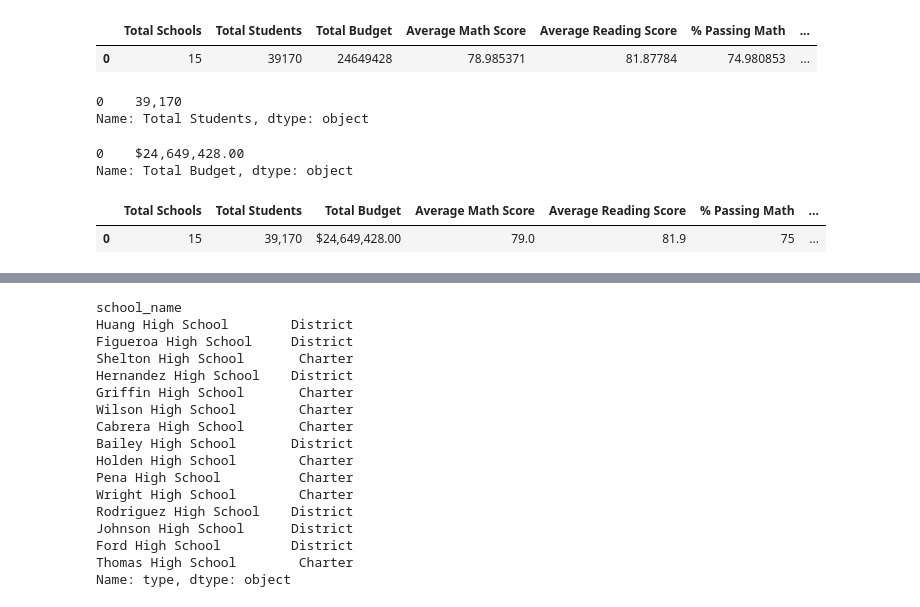
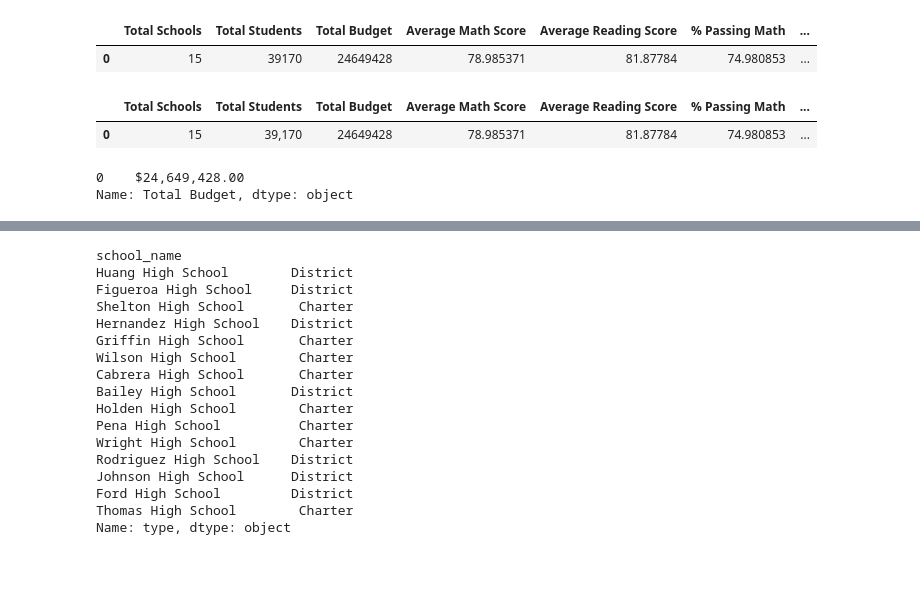
Before and after one commit to lixiaomu05/School_District_Analysis, a Jupyter notebook: PyCitySchools.ipynb, the cells around one changed output, grey strips where cells are left out. Saved outputs shown, nothing was run; the diff lists cells and outputs as text; code cells hidden in the pictures; blank space fills up the shorter version.

```diff
--- a/PyCitySchools.ipynb
+++ b/PyCitySchools.ipynb
@@ -343,11 +343,11 @@ district_summary_df
 # %%
 # Format the "Total Students" to have the comma for a thousands separator.
 district_summary_df["Total Students"] = district_summary_df["Total Students"].map("{:,}".format)
 
-district_summary_df["Total Students"]
+district_summary_df
 # %% [output]
-0    39,170
-Name: Total Students, dtype: object
+|  | Total Schools | Total Students | Total Budget | Average Math Score | Average Reading Score | % Passing Math | ... |
+| 0 | 15 | 39,170 | 24649428 | 78.985371 | 81.87784 | 74.980853 | ... |
 # %%
 # Format "Total Budget" to have the comma for a thousands separator, a decimal separator, and a "$".
 
@@ -359,20 +359,16 @@ district_summary_df["Total Budget"]
 Name: Total Budget, dtype: object
 # %%
 # Format the columns.
+
 district_summary_df["Average Math Score"] = district_summary_df["Average Math Score"].map("{:.1f}".format)
 
 district_summary_df["Average Reading Score"] = district_summary_df["Average Reading Score"].map("{:.1f}".format)
 
-district_summary_df["% Passing Math"] = district_summary_df["% Passing Math"].map("{:.0f}".format)
+district_summary_df["% Passing Math"] = district_summary_df["% Passing Math"].map("{:.1f}".format)
 
-district_summary_df["% Passing Reading"] = district_summary_df["% Passing Reading"].map("{:.0f}".format)
+district_summary_df["% Passing Reading"] = district_summary_df["% Passing Reading"].map("{:.1f}".format)
 
-district_summary_df["% Overall Passing"] = district_summary_df["% Overall Passing"].map("{:.0f}".format)
-
-district_summary_df
+district_summary_df["% Overall Passing"] = district_summary_df["% Overall Passing"].map("{:.1f}".format)
-# %% [output]
-|  | Total Schools | Total Students | Total Budget | Average Math Score | Average Reading Score | % Passing Math | ... |
-| 0 | 15 | 39,170 | $24,649,428.00 | 79.0 | 81.9 | 75 | ... |
 # %%
 # Reorder the columns in the order you want them to appear.
 new_column_order = ["Total Schools", "Total Students", "Total Budget","Average Math Score", "Average Reading Score", "% Passing Math", "% Passing Reading", "% Overall Passing"]
```
Also changed, not shown: parts of 3 cells of this notebook, 3 other files.
